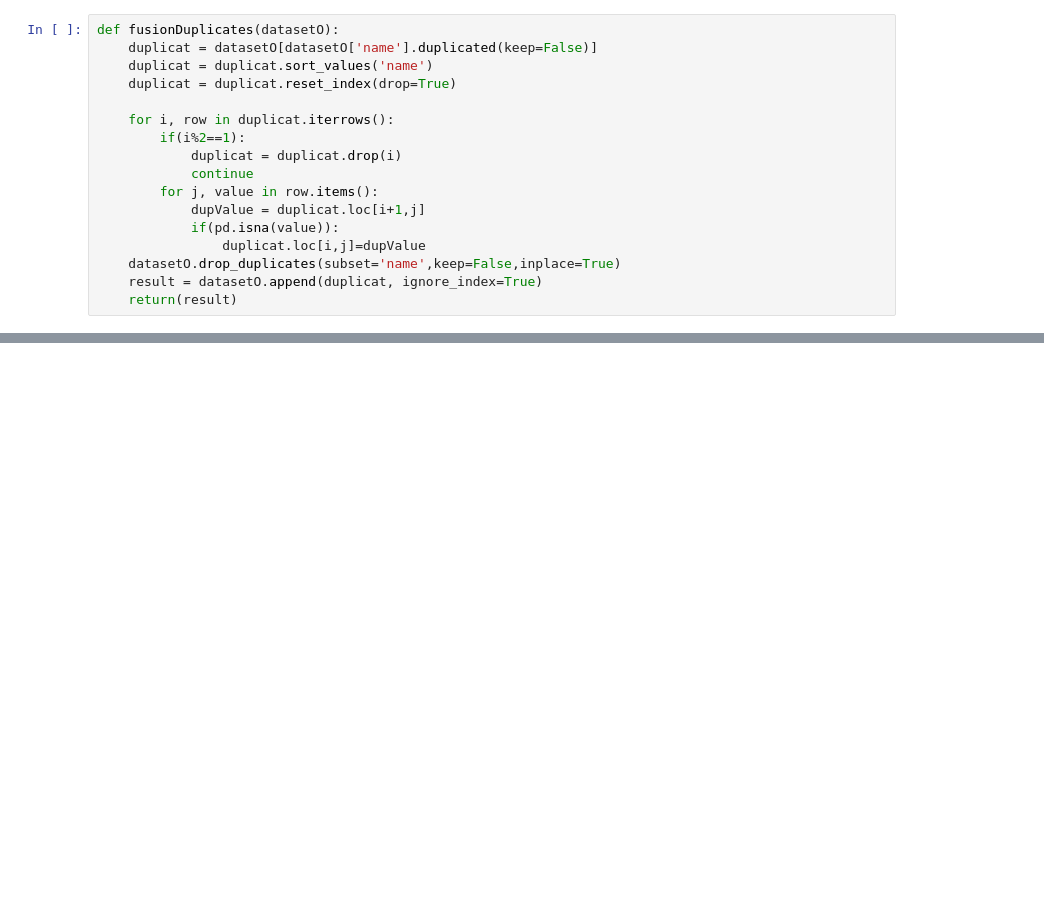
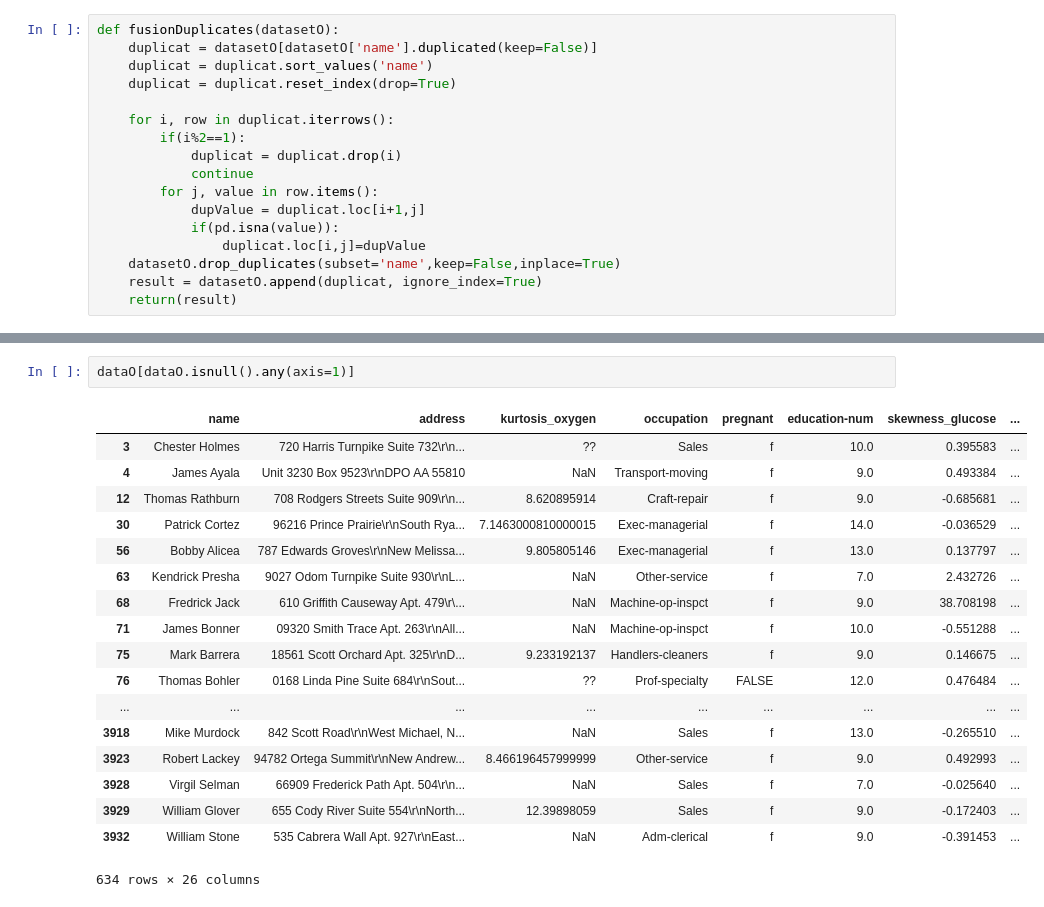
Before and after one commit to andsulavik/IAU_2019, a Jupyter notebook: 2faza.ipynb, the cells around one changed output, grey strips where cells are left out. Cells and saved outputs as stored; diff of their text form; blank space fills up the shorter version.

```diff
--- a/2faza.ipynb
+++ b/2faza.ipynb
@@ -49,0 +186,21 @@ dataO.info()
+# %%
+dataO[dataO.isnull().any(axis=1)]
+# %% [output]
+|  | name | address | kurtosis_oxygen | occupation | pregnant | education-num | skewness_glucose | ... |
+| 3 | Chester Holmes | 720 Harris Turnpike Suite 732\r\n... | ?? | Sales | f | 10.0 | 0.395583 | ... |
+| 4 | James Ayala | Unit 3230 Box 9523\r\nDPO AA 55810 | NaN | Transport-moving | f | 9.0 | 0.493384 | ... |
+| 12 | Thomas Rathburn | 708 Rodgers Streets Suite 909\r\n... | 8.620895914 | Craft-repair | f | 9.0 | -0.685681 | ... |
+| 30 | Patrick Cortez | 96216 Prince Prairie\r\nSouth Rya... | 7.1463000810000015 | Exec-managerial | f | 14.0 | -0.036529 | ... |
+| 56 | Bobby Alicea | 787 Edwards Groves\r\nNew Melissa... | 9.805805146 | Exec-managerial | f | 13.0 | 0.137797 | ... |
+| 63 | Kendrick Presha | 9027 Odom Turnpike Suite 930\r\nL... | NaN | Other-service | f | 7.0 | 2.432726 | ... |
+| 68 | Fredrick Jack | 610 Griffith Causeway Apt. 479\r\... | NaN | Machine-op-inspct | f | 9.0 | 38.708198 | ... |
+| 71 | James Bonner | 09320 Smith Trace Apt. 263\r\nAll... | NaN | Machine-op-inspct | f | 10.0 | -0.551288 | ... |
+| 75 | Mark Barrera | 18561 Scott Orchard Apt. 325\r\nD... | 9.233192137 | Handlers-cleaners | f | 9.0 | 0.146675 | ... |
+| 76 | Thomas Bohler | 0168 Linda Pine Suite 684\r\nSout... | ?? | Prof-specialty | FALSE | 12.0 | 0.476484 | ... |
+| ... | ... | ... | ... | ... | ... | ... | ... | ... |
+| 3918 | Mike Murdock | 842 Scott Road\r\nWest Michael, N... | NaN | Sales | f | 13.0 | -0.265510 | ... |
+| 3923 | Robert Lackey | 94782 Ortega Summit\r\nNew Andrew... | 8.466196457999999 | Other-service | f | 9.0 | 0.492993 | ... |
+| 3928 | Virgil Selman | 66909 Frederick Path Apt. 504\r\n... | NaN | Sales | f | 7.0 | -0.025640 | ... |
+| 3929 | William Glover | 655 Cody River Suite 554\r\nNorth... | 12.39898059 | Sales | f | 9.0 | -0.172403 | ... |
+| 3932 | William Stone | 535 Cabrera Wall Apt. 927\r\nEast... | NaN | Adm-clerical | f | 9.0 | -0.391453 | ... |
+634 rows × 26 columns
```
Also changed, not shown: parts of 25 cells of this notebook.
